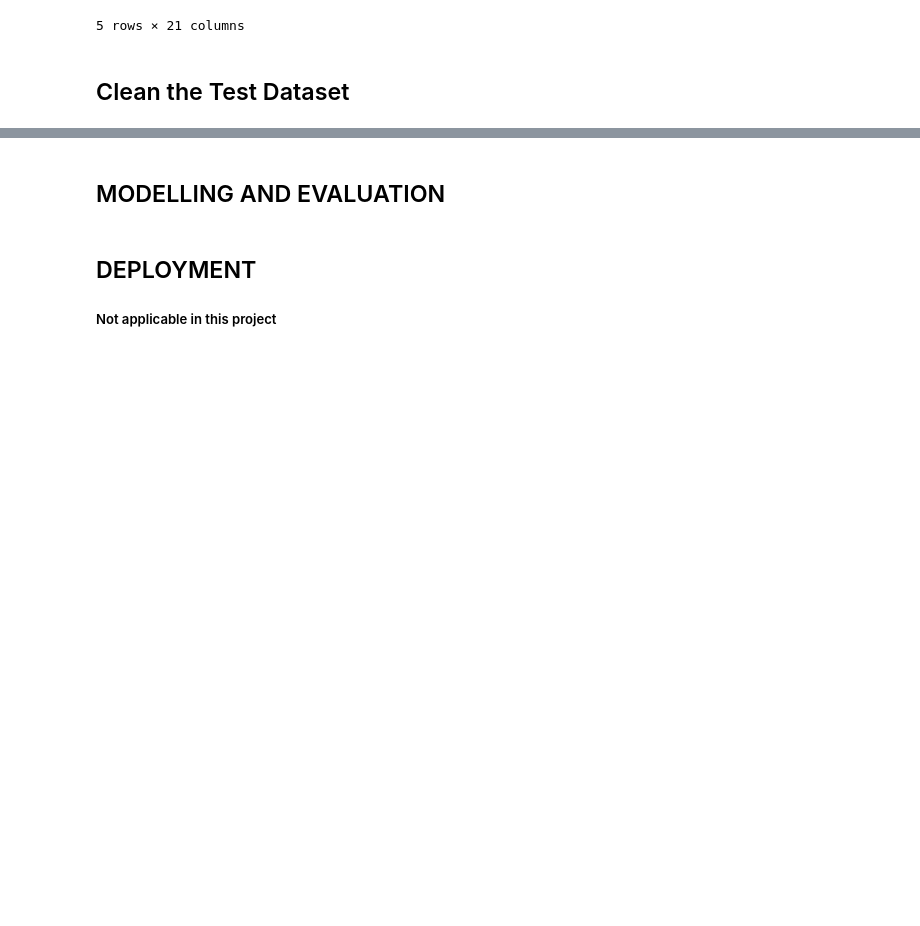
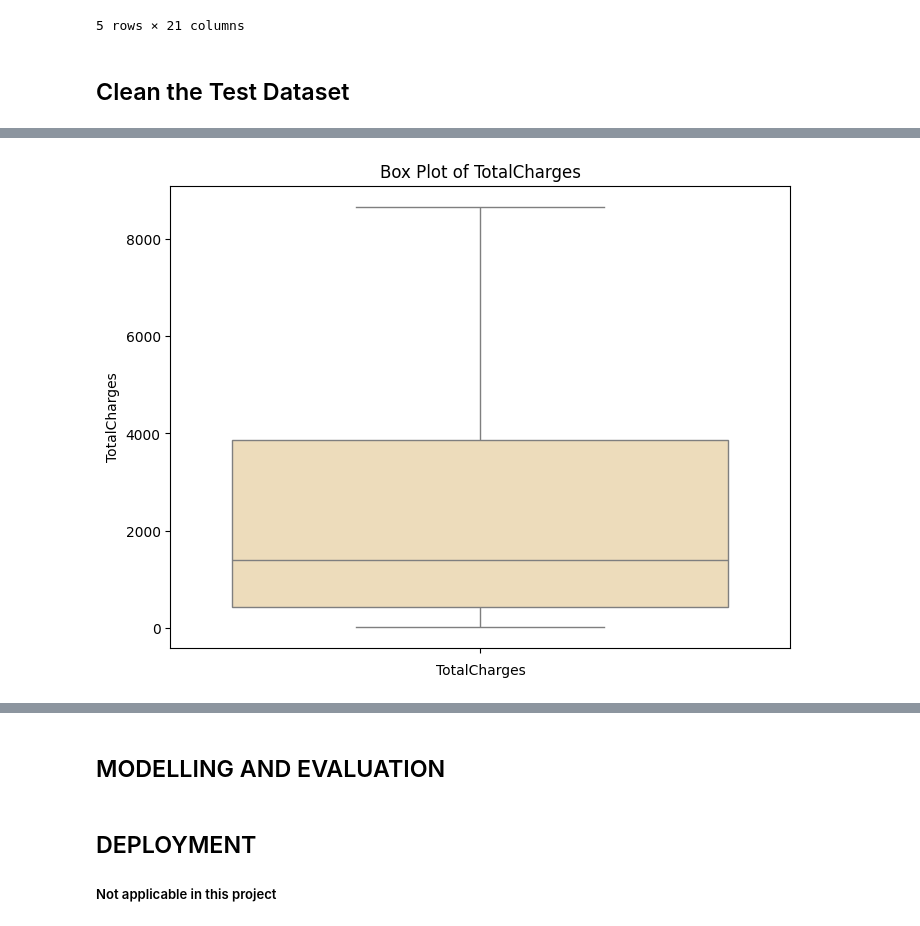
Before and after one commit to Wisdom-EdemD-rah/Customer-Churn-Prediction-and-Analysis, a Jupyter notebook: notebooks/main.ipynb, the cells around one changed output, grey strips where cells are left out. Drawn from its saved outputs; the diff is of its cells as text; code cells hidden in the pictures; blank space fills up the shorter version.

```diff
--- a/notebooks/main.ipynb
+++ b/notebooks/main.ipynb
@@ -1119,0 +1225,22 @@ df_merged.head()
+# %%
+# Create a box plot for the "TotalCharges" column using Plotly
+fig = go.Figure()
+fig.add_trace(go.Box(y=df_merged["TotalCharges"], name="TotalCharges", marker=dict(color='violet')))
+
+# Update layout
+fig.update_layout(title='Box Plot of TotalCharges', yaxis_title='TotalCharges')
+
+# Display the plot
+fig.show()
+
+# Create a box plot for the "TotalCharges" column using Seaborn
+plt.figure(figsize=(8, 6))
+sns.boxplot(y=df_merged["TotalCharges"], color='wheat')
+
+# Set the title and labels
+plt.title('Box Plot of TotalCharges')
+plt.ylabel('TotalCharges')
+
+# Show the plot
+plt.show()
+# %% [output]
@@ -1119,0 +1248 @@ df_merged.head()
+[figure, added]
```
Also changed, not shown: parts of 25 cells of this notebook.
